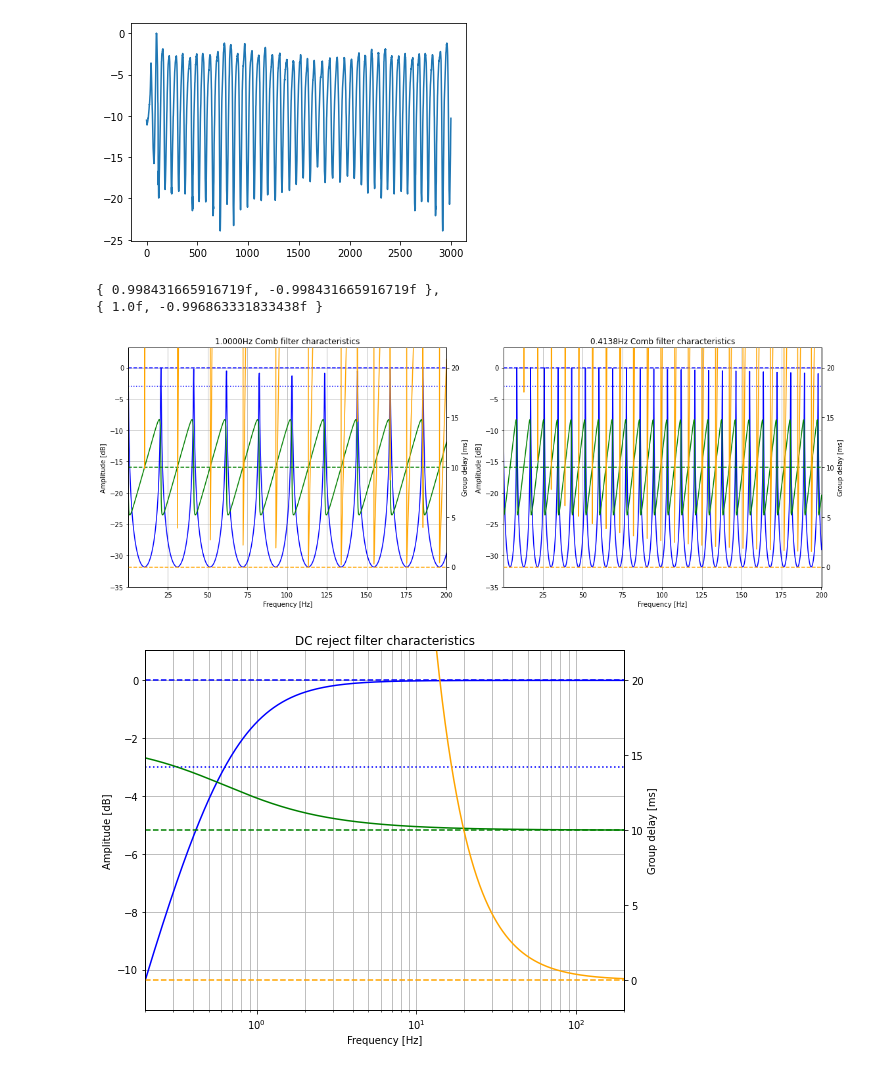
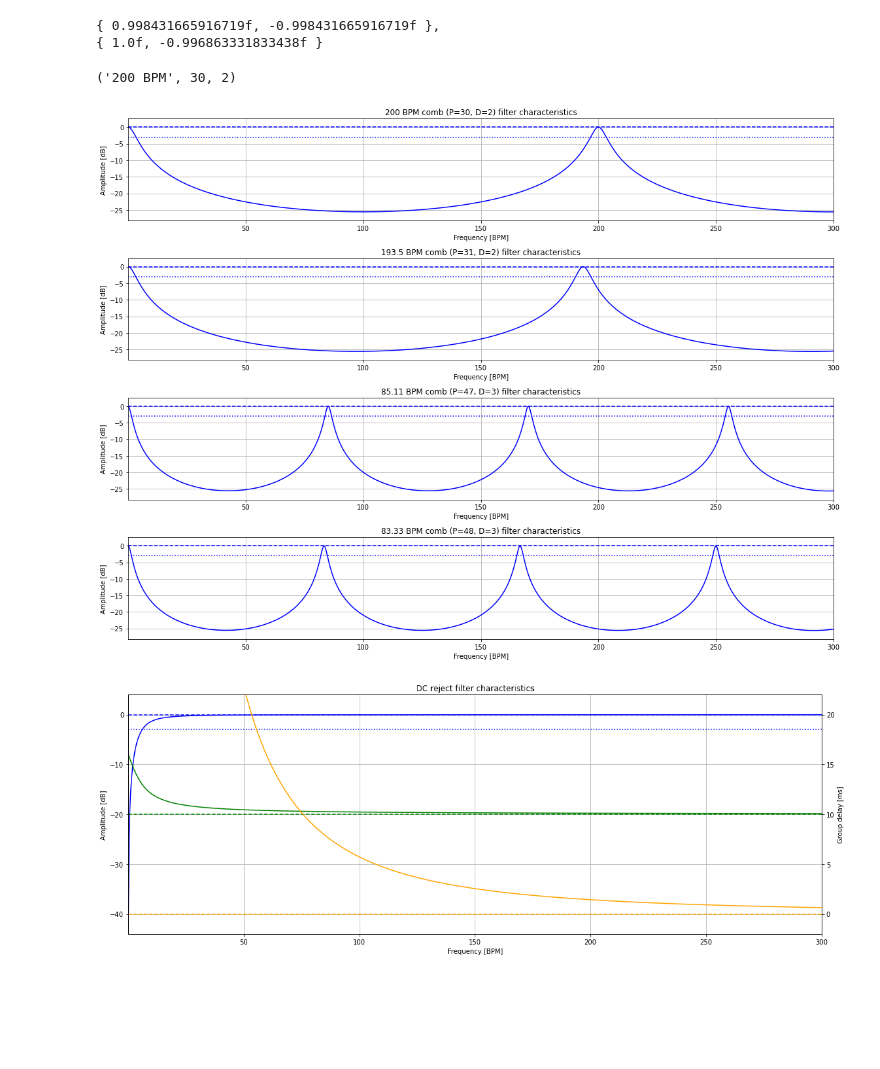
Before and after one commit to cherrydev/baile-shine, a Jupyter notebook: playground/suggested-dsp-chain.ipynb, the cells around one changed output. Saved outputs shown, nothing was run; the diff lists cells and outputs as text; code cells hidden in the pictures; blank space fills up the shorter version.

Commit message:
Factoring, tidy graphs, begin DSP tests

```diff
--- a/playground/suggested-dsp-chain.ipynb
+++ b/playground/suggested-dsp-chain.ipynb
@@ -63,7 +58,0 @@ input_174_200 = InputMock("sample174bpm-sloppy-200hz.txt", 200)
-# %%
-y = input_174_200.read_samples(3000)
-input_174_200.reset()
-plt.plot(range(len(y)), y)
-plt.show()
-# %% [output]
-[figure, removed]
@@ -70,28 +70,7 @@ plt.show()
 # %%
-input = input_124_200
-
-sample_freq = input.sample_freq
-sample_freq = 200
-
-comb_q = 0.95
-
-min_detect_bpm = 83
-max_detect_bpm = 200
-
-min_detect_samples = math.ceil(sample_freq * 60 / min_detect_bpm)
-max_detect_samples = math.floor(sample_freq * 60 / max_detect_bpm)
-
-dc_reject_coeffs = signal.butter(
-    1, 0.1, fs=sample_freq, btype='highpass')
+dc_reject_coeffs = signal.butter(1, 0.1, fs=sample_freq, btype='highpass')
 print("{ %s }," % (', '.join(map(lambda x: '%rf' % (x,), dc_reject_coeffs[0])),))
 print("{ %s }" % (', '.join(map(lambda x: '%rf' % (x,), dc_reject_coeffs[1])),))
-
-comb_coeffs = [
-    (60 / n, ([1 - comb_q], [1] + ([0] * n) + [-comb_q],))
-    for n in range(max_detect_samples, min_detect_samples + 1)
-]
-
-# b, a = signal.butter(3, freq, fs=sample_freq, btype='highpass')
 # %% [output]
 { 0.998431665916719f, -0.998431665916719f },
 { 1.0f, -0.996863331833438f }
@@ -98,14 +110,18 @@ comb_coeffs = [
 # %%
-fig, (ax_l, ax_r) = plt.subplots(1, 2, figsize=(16, 6))
-plot_filter(ax_l, comb_coeffs[0][1], sample_freq, '%.4fHz Comb' % (comb_coeffs[0][0],), logplot=False)
-plot_filter(ax_r, comb_coeffs[-1][1], sample_freq, '%.4gHz Comb' % (comb_coeffs[-1][0],), logplot=False)
+fig, (ax1, ax2, ax3, ax4) = plt.subplots(4, 1, figsize=(16, 12))
+print(tuple(comb_coeffs[0][0:3]))
+plot_filter(ax1, comb_coeffs[0][-1], sample_freq, '%s comb (P=%g, D=%g)' % tuple(comb_coeffs[0][0:3]), logplot=False)
+plot_filter(ax2, comb_coeffs[1][-1], sample_freq, '%s comb (P=%g, D=%g)' % tuple(comb_coeffs[1][0:3]), logplot=False)
+plot_filter(ax3, comb_coeffs[-2][-1], sample_freq, '%s comb (P=%g, D=%g)' % tuple(comb_coeffs[-2][0:3]), logplot=False)
+plot_filter(ax4, comb_coeffs[-1][-1], sample_freq, '%s comb (P=%g, D=%g)' % tuple(comb_coeffs[-1][0:3]), logplot=False)
 fig.tight_layout()
 plt.show()
 
-fig, ax = plt.subplots(1, 1, figsize=(8, 6))
-plot_filter(ax, dc_reject_coeffs, sample_freq, 'DC reject', logplot=True)
+fig, ax = plt.subplots(1, 1, figsize=(16, 6))
+plot_filter(ax, dc_reject_coeffs, sample_freq, 'DC reject', logplot=False, phase_graph=True, delay_graph=True)
 fig.tight_layout()
 plt.show()
 # %% [output]
+('200 BPM', 30, 2)
-[figure, old version]
+[figure, new version]
-[figure, old version]
+[figure, new version]
```
Also changed, not shown: parts of 5 cells of this notebook, 1 other file.
